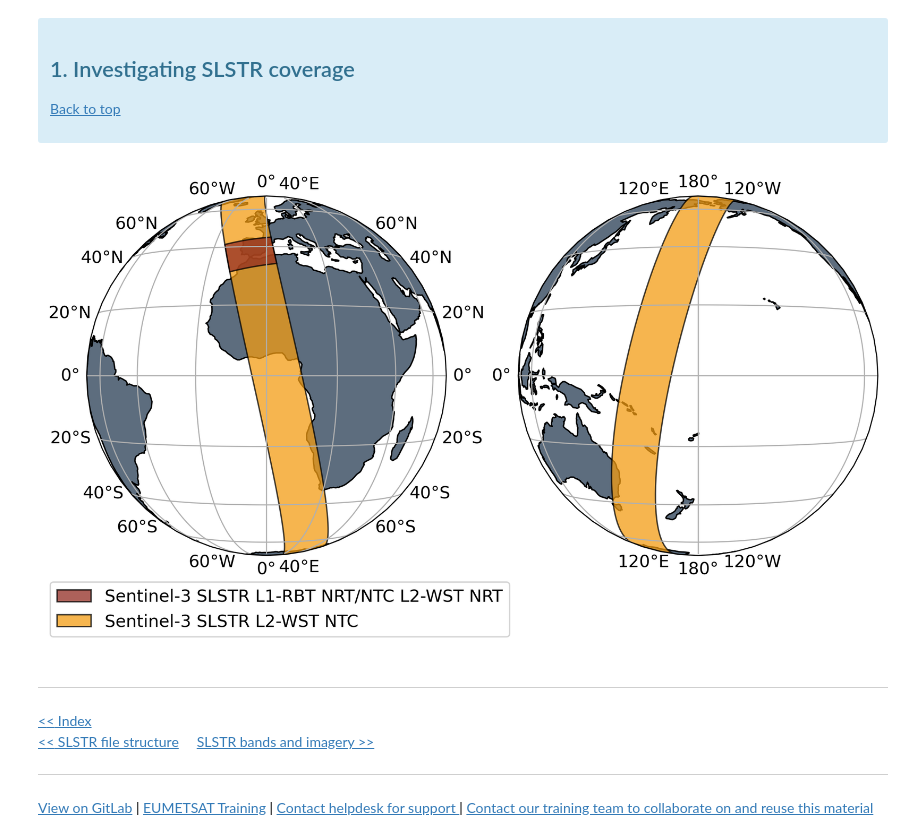
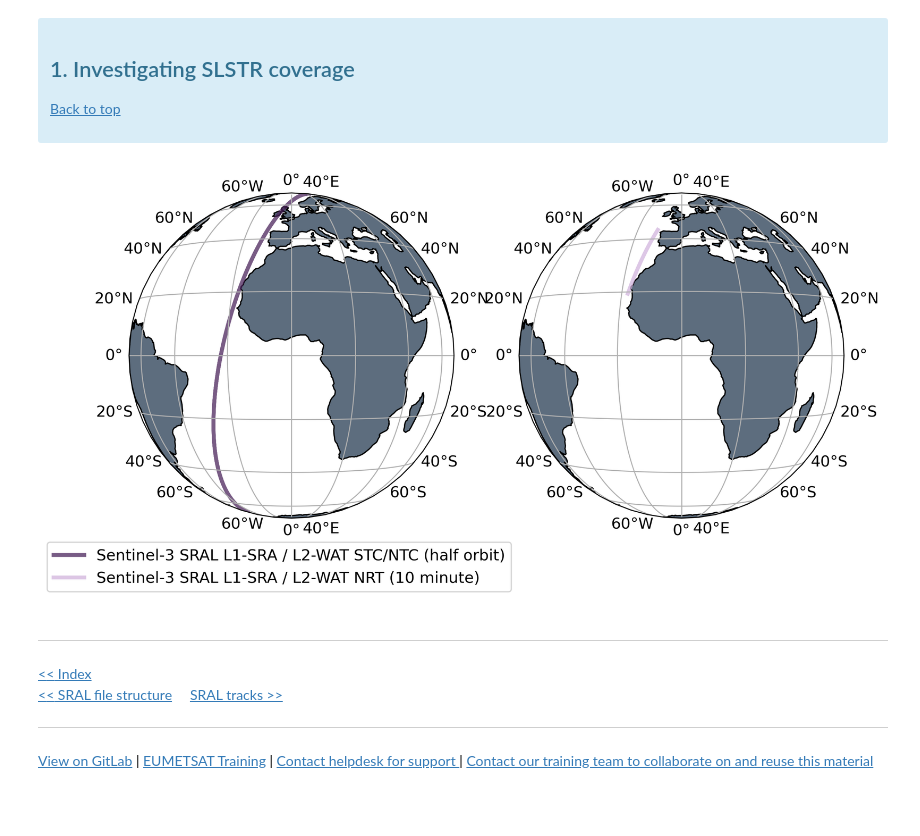
Before and after one commit to wekeo/learn-sral, a Jupyter notebook: 1_SRAL_introductory/1_3_SRAL_coverage.ipynb, the cells around one changed output. Drawn from its saved outputs; the diff is of its cells as text; code cells hidden in the pictures; blank space fills up the shorter version.

```diff
--- a/1_SRAL_introductory/1_3_SRAL_coverage.ipynb
+++ b/1_SRAL_introductory/1_3_SRAL_coverage.ipynb
@@ -85,9 +86,9 @@ plt.rcParams.update({'font.size': 12})
 # selecting SAFE directories
 SAFE_directories = [
     os.path.join(os.getcwd(), 'products',
-    'S3A_SL_1_RBT____20220209T220650_20220209T220950_20220211T045404_0179_082_001_0540_MAR_O_NT_004.SEN3'),
+    'S3B_SR_1_SRA____20220218T110359_20220218T115429_20220220T023624_3029_062_365______MAR_O_ST_004.SEN3'),
     os.path.join(os.getcwd(), 'products',
-    'S3A_SL_2_WST____20220209T213232_20220209T231332_20220211T074946_6059_081_385______MAR_O_NT_003.SEN3')
+    'S3B_SR_2_WAT____20220218T110400_20220218T115102_20220220T035329_2822_062_365______MAR_O_ST_004.SEN3')
     ]
 # %%
 # selecting SAFE manifest
@@ -97,47 +98,48 @@ for SAFE_directory in SAFE_directories:
 # %%
 polygons = []
 tags = []
+acq_times = []
 for SAFE_manifest in SAFE_manifests:
     tags.append(SAFE_manifest.split('/')[-2])
     tree = ET.parse(SAFE_manifest)
     root = tree.getroot()
     polygon =  root.findall('.//gml:posList', {'gml':"http://www.opengis.net/gml"})
     polygons.append((polygon[0].text))
+    acq_times.append((datetime.datetime.strptime(SAFE_manifest.split('/')[-2].split('_')[8],
+                                                 "%Y%m%dT%H%M%S")
+                      - datetime.datetime.strptime(SAFE_manifest.split('/')[-2].split('_')[7],
+                                                   "%Y%m%dT%H%M%S")).total_seconds())
 # %%
 fig1 = plt.figure(figsize=(10, 10), dpi=300)
 
-for loc, clon, clat in zip([1, 2], [0.0, 180.0], [0.0, 0.0]):
-    m = plt.subplot(1, 2, loc, projection=cartopy.crs.NearsidePerspective(central_longitude=clon,
-                                                                          central_latitude=clat))
+colours = ['#4A235A', '#D2B4DE']
+labels = ['Sentinel-3 SRAL L1-SRA / L2-WAT STC/NTC (half orbit)', 'Sentinel-3 SRAL L1-SRA / L2-WAT NRT (10 minute)']
+plots = []
+
+for loc, colour, label, polygon, cut, acq_time in zip([1, 2], colours, labels, polygons, [False, True], acq_times):
+    m = plt.subplot(1, 2, loc, projection=cartopy.crs.NearsidePerspective(central_longitude=0.0,
+                                                                          central_latitude=0.0))
     m.add_feature(cartopy.feature.LAND, zorder=0, edgecolor='k', facecolor='#5D6D7E')
     m.set_global()
 
     gl = m.gridlines(draw_labels = True)
-
-    colours = ['#922B21', '#F39C12']
-    zorders = [2, 1]
-    labels = ['Sentinel-3 SLSTR L1-RBT NRT/NTC L2-WST NRT', 'Sentinel-3 SLSTR L2-WST NTC']
-
-    plots = []
     reverse = True
-    for polygon, tag, colour, zorder, SAFE_manifest in zip(polygons, tags, colours, zorders, SAFE_manifests):
-        coords = np.asarray(polygon.split(' ')).astype('float')
-        polygon_geom = Polygon(zip((coords[1::2]), coords[0::2]))
-        px = polygon_geom.exterior
-        if reverse == True:
-            px.coords = list(px.coords)[::-1]
-        x, y = px.xy
-        p, = plt.fill(x, y, alpha=0.74, fc=colour, ec='k', transform=cartopy.crs.Geodetic(), zorder=zorder)
-        plots.append(p)
+    coords = np.asarray(polygon.split(' ')).astype('float')
+    if cut:
+        tcut = int(len(coords)*600/acq_time)
+        p, = m.plot(coords[51:tcut:2], coords[50:tcut:2], alpha=0.74, color=colour, linewidth=3, transform=cartopy.crs.Geodetic(), zorder=2)
+    else:
+        p, = m.plot(coords[1::2], coords[0::2], alpha=0.74, color=colour, linewidth=3, transform=cartopy.crs.Geodetic(), zorder=2)
+    plots.append(p)
 
 plt.legend(plots, labels, loc='lower right', bbox_to_anchor=(0.0, -0.25))
-plt.savefig('1_3_SLSTR_coverage.png', bbox_inches='tight')
+plt.savefig('1_3_SRAL_coverage.png', bbox_inches='tight')
 # %% [output]
-[figure, old version]
+[figure, new version]
 # %% [markdown]
 <hr>
 <a href="../Index.ipynb"><< Index</a>
 <br>
-<a href="./1_2_SLSTR_file_structure.ipynb"><< SLSTR file structure</a>&nbsp;&nbsp;&nbsp;&nbsp;&nbsp;<a href="./1_4_SLSTR_bands_imagery.ipynb">SLSTR bands and imagery >></a>
+<a href="./1_2_SRAL_file_structure.ipynb"><< SRAL file structure</a>&nbsp;&nbsp;&nbsp;&nbsp;&nbsp;<a href="./1_4_SRAL_tracks.ipynb">SRAL tracks >></a>
 <hr>
 <a href="https://gitlab.eumetsat.int/eumetlab/ocean">View on GitLab</a> | <a href="https://training.eumetsat.int/">EUMETSAT Training</a> | <a href=mailto:ops@eumetsat.int>Contact helpdesk for support </a> | <a href=mailto:Copernicus.training@eumetsat.int>Contact our training team to collaborate on and reuse this material</a></span></p>
```
Also changed, not shown: parts of 5 cells of this notebook, 16 other files.
